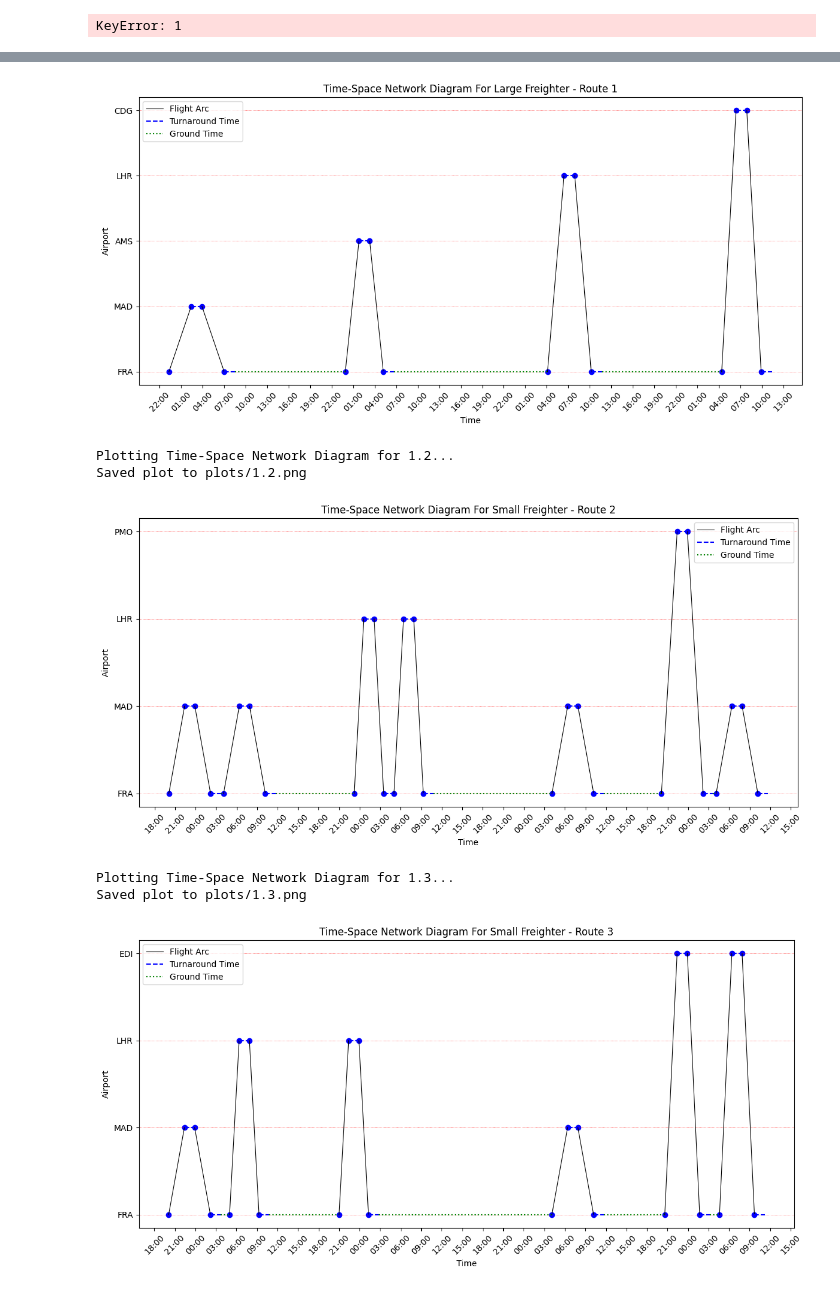
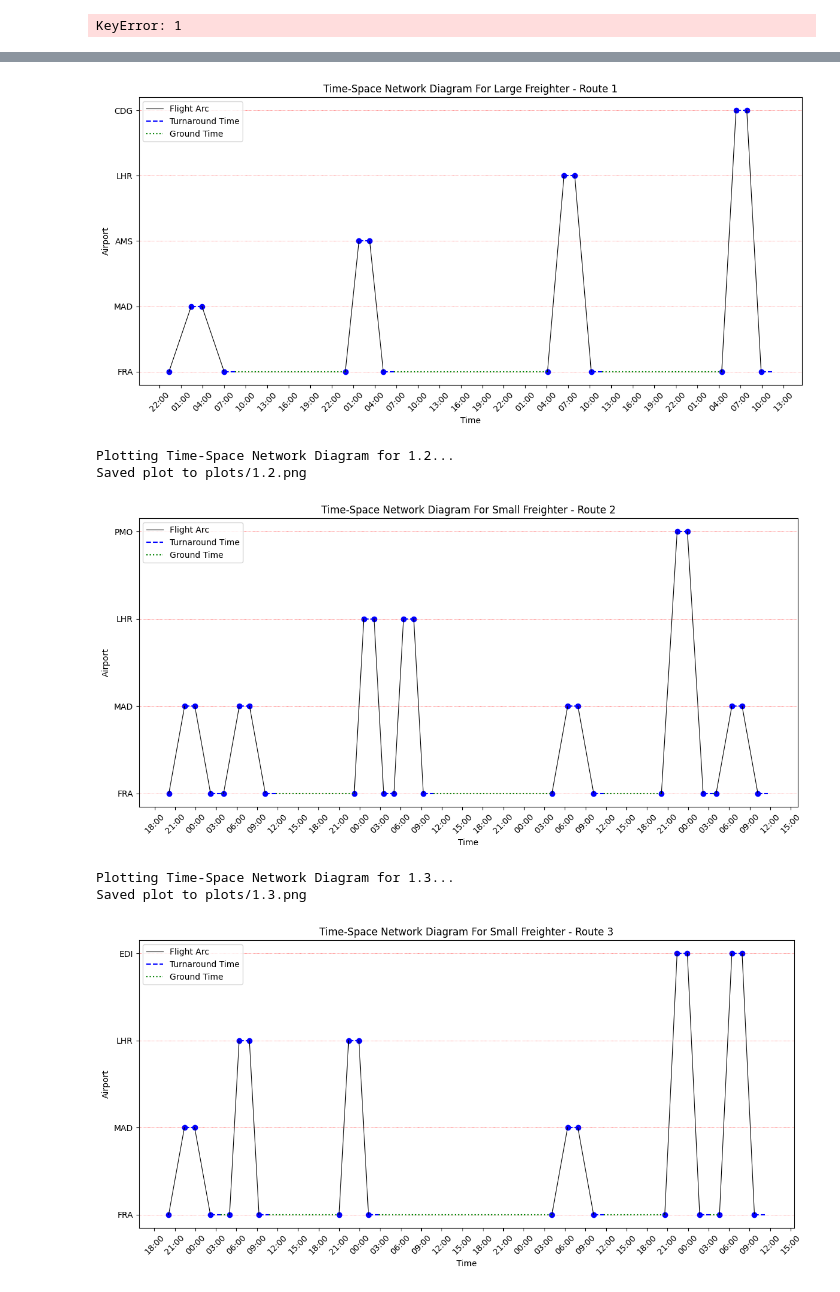
Before and after one commit to JWeijland/AE4423-Assignment-2-def, a Jupyter notebook: Assignment-2-Airline-Planning/assignment_2.ipynb, the cells around one changed output, grey strips where cells are left out. Cells and saved outputs as stored; diff of their text form; code cells hidden in the pictures.

```diff
--- a/Assignment-2-Airline-Planning/assignment_2.ipynb
+++ b/Assignment-2-Airline-Planning/assignment_2.ipynb
@@ -627,7 +649,9 @@ With profit of €-2143
 Route for selected aircraft type 1:
 KeyError: 1
 # %%
+#------------------------------------------------------------------------------------------------
 # output data in graphs
+#------------------------------------------------------------------------------------------------
 
 #give names to aircraft types
 def get_freighter_name(ac_type):
@@ -689,35 +713,35 @@ def plot_time_space_diagram_from_planner(planner, route_name, save_path='plots')
     ax.grid(visible=True, which='major', axis='y', color='red', linestyle=':', linewidth=0.5)  # Horizontal red dashed lines
     ax.grid(visible=False, axis='x')  # Remove vertical grid lines
 
     # Avoid duplicate legend entries
     handles, labels = plt.gca().get_legend_handles_labels()
     by_label = dict(zip(labels, handles))
-    plt.legend(by_label.values(), by_label.keys())
+    plt.legend(by_label.values(), by_label.keys(), loc='upper left')
 
     plt.tight_layout()
 
     # Save the plot as a PNG
     file_name = f"{route_name.replace(' ', '_')}.png"
     file_path = os.path.join(save_path, file_name)
     plt.savefig(file_path, format='png')
     print(f"Saved plot to {file_path}")
 
     plt.show()
 
 # plot timespace model for all flights in routes selected
 def plot_all_time_space_diagrams(routes_selected):
     for route_name, (profit, planner) in routes_selected.items():
         print(f"Plotting Time-Space Network Diagram for {route_name}...")
         plot_time_space_diagram_from_planner(planner, route_name)
 
 plot_all_time_space_diagrams(routes_selected)
 # %% [output]
 Plotting Time-Space Network Diagram for 3.1...
 Saved plot to plots/3.1.png
 [figure]
 Plotting Time-Space Network Diagram for 1.2...
 Saved plot to plots/1.2.png
-[figure, old version]
+[figure, new version]
 Plotting Time-Space Network Diagram for 1.3...
 Saved plot to plots/1.3.png
 [figure]
```
Also changed, not shown: parts of 5 cells of this notebook, 8 other files.
